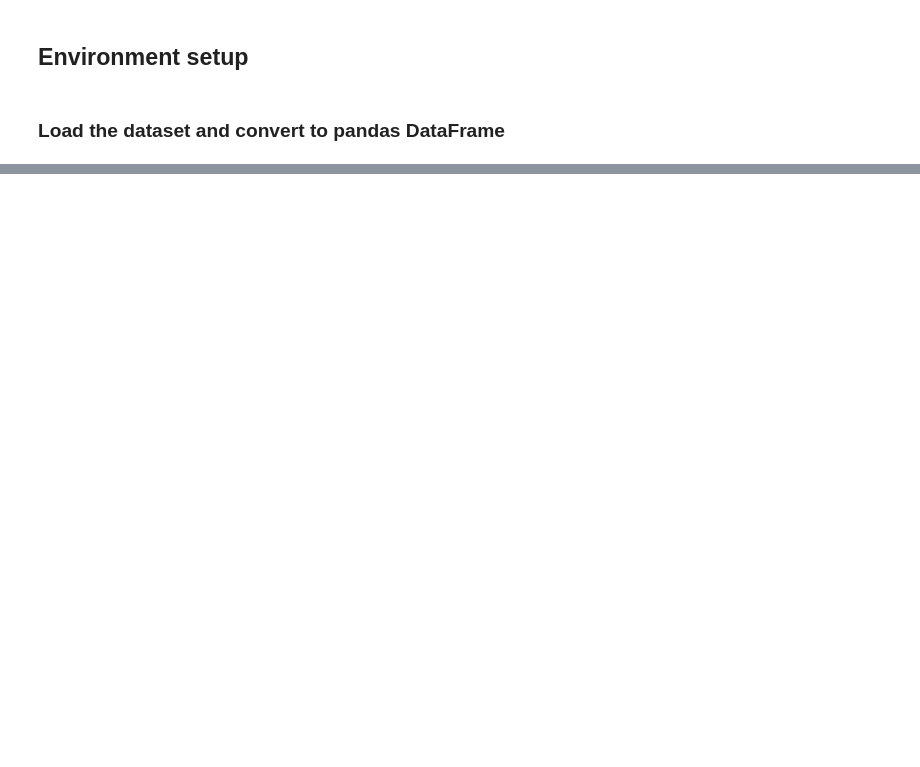
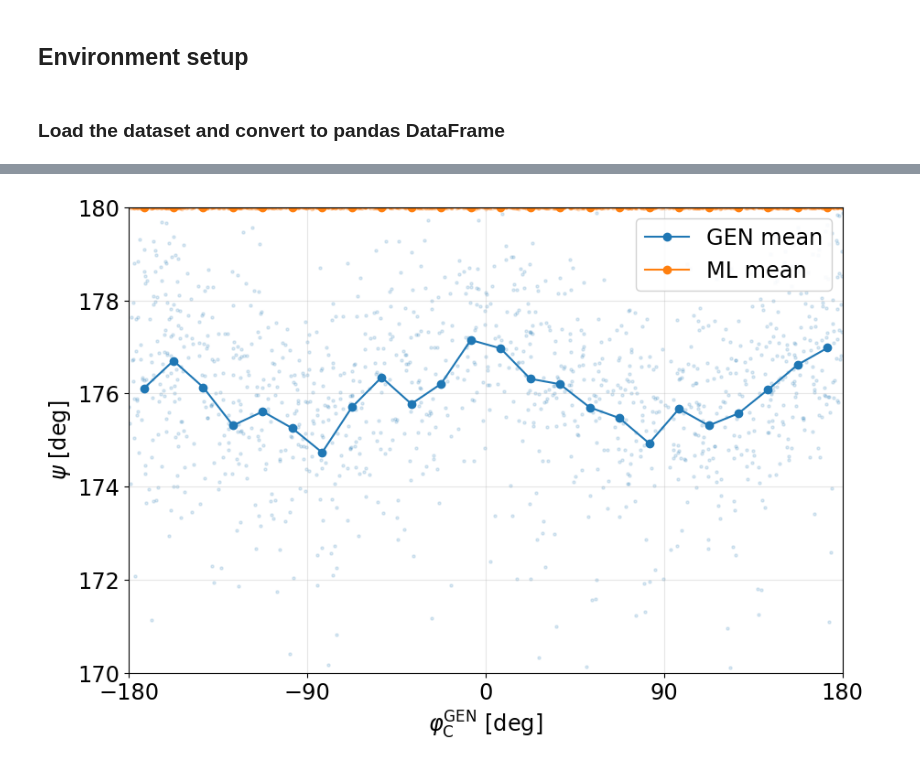
Before and after one commit to akalinow/TPCReco, a Jupyter notebook: PythonAnalysis/ipynb/ELITPC_analysis.ipynb, the cells around one changed output, grey strips where cells are left out. Drawn from its saved outputs; the diff is of its cells as text; code cells hidden in the pictures; blank space fills up the shorter version.

```diff
--- a/PythonAnalysis/ipynb/ELITPC_analysis.ipynb
+++ b/PythonAnalysis/ipynb/ELITPC_analysis.ipynb
@@ -196,0 +251,9 @@ plf.plotEndPointRes(df=df_UVWT, edge="Carbon", coordinates=["u", "v", "w", "t"])
+# %%
+fig, ax, opening_vs_phi_deg = plf.plotOpeningAngleVsCarbonPhiDeg(
+    df,
+    phi_bins=24,
+    show_scatter=True,
+    ylim=(170, 180)
+)
+# %% [output]
+[figure, added]
```
Also changed, not shown: parts of 23 cells of this notebook, 2 other files.
